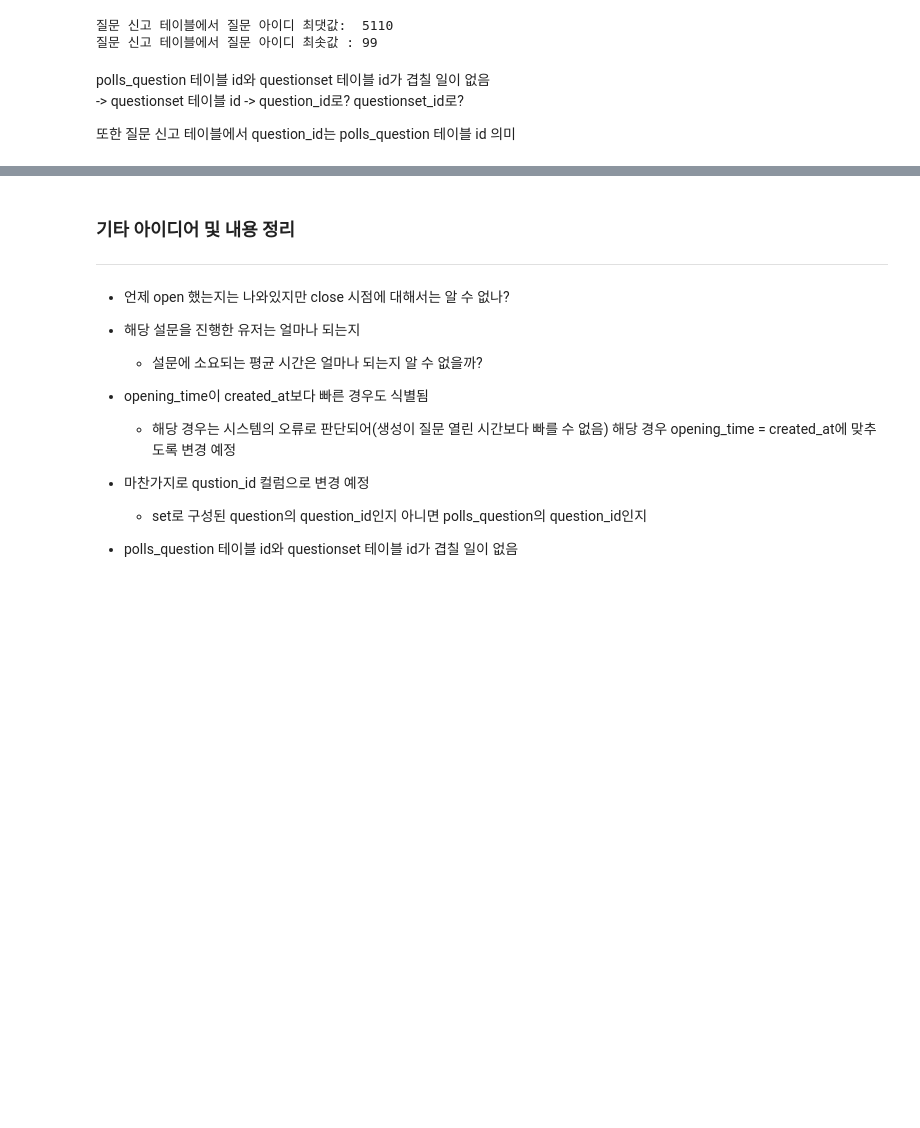
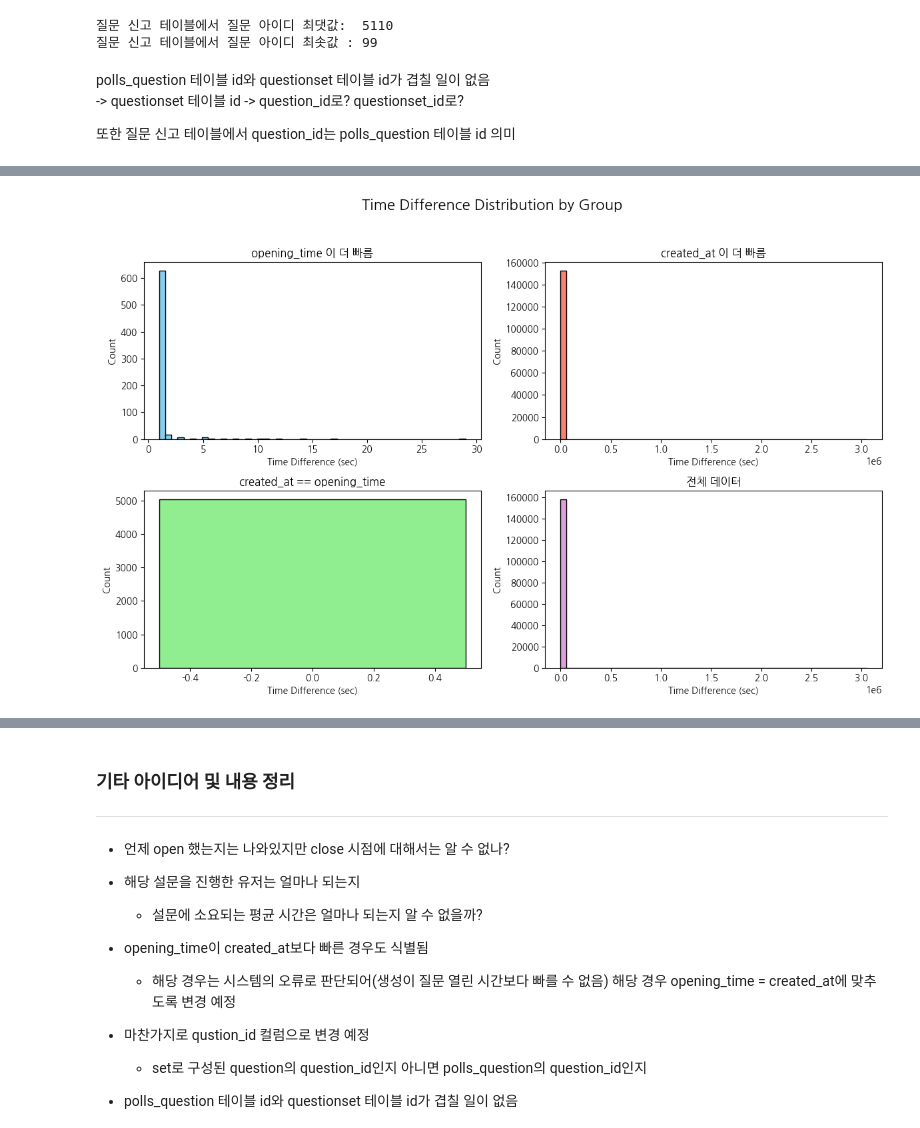
Before and after one commit to seung127/codeit_project, a Jupyter notebook: codeit-project-docker/사전작업_진행중.ipynb, the cells around one changed output, grey strips where cells are left out. Drawn from its saved outputs; the diff is of its cells as text; code cells hidden in the pictures; blank space fills up the shorter version.

```diff
--- a/codeit-project-docker/사전작업_진행중.ipynb
+++ b/codeit-project-docker/사전작업_진행중.ipynb
@@ -1997,0 +1999,16 @@ polls_question 테이블 id와 questionset 테이블 id가 겹칠 일이 없음
+# %%
+# 복사본 제작
+df_polls_questionset = df_dict["polls_questionset"].copy()
+display(df_polls_questionset.head())
+
+# 구분
+open_is_fast = df_polls_questionset[df_polls_questionset.opening_time < df_polls_questionset.created_at].reset_index(drop=True)
+create_is_fast = df_polls_questionset[df_polls_questionset.created_at < df_polls_questionset.opening_time].reset_index(drop=True)
+same_open_create = df_polls_questionset[df_polls_questionset.created_at == df_polls_questionset.opening_time].reset_index(drop=True)
+
+# opening_time와 created_at의 차이
+print(f'''
+opening_time이 더 빠른 경우 : {open_is_fast.shape[0]} 으로 {open_is_fast.shape[0]/df_polls_questionset.shape[0]* 100:.2f}%
+created_at이 더 빠른 경우 : {create_is_fast.shape[0]} 으로 {create_is_fast.shape[0]/df_polls_questionset.shape[0] * 100:.2f}%
+opening_time과 created_at이 같은 경우 : {same_open_create.shape[0]} 으로 {same_open_create.shape[0]/df_polls_questionset.shape[0] *100 :.2f}%
+''')
@@ -1997,0 +2073,39 @@ polls_question 테이블 id와 questionset 테이블 id가 겹칠 일이 없음
+# %%
+# timedelta → 초 단위로 변환
+open_is_fast_seconds = open_is_fast["time_diff"].dt.total_seconds()
+create_is_fast_seconds = create_is_fast["time_diff"].dt.total_seconds()
+same_open_create_seconds = same_open_create["time_diff"].dt.total_seconds()
+all_data_seconds = df_polls_questionset["time_diff"].dt.total_seconds()
+
+# 시각화
+fig, axes = plt.subplots(2, 2, figsize=(12, 8))
+fig.suptitle('Time Difference Distribution by Group', fontsize=16)
+
+# 1. open_is_fast
+axes[0, 0].hist(open_is_fast_seconds, bins=50, color='skyblue', edgecolor='black')
+axes[0, 0].set_title("opening_time 이 더 빠름")
+axes[0, 0].set_xlabel("Time Difference (sec)")
+axes[0, 0].set_ylabel("Count")
+
+# 2. create_is_fast
+axes[0, 1].hist(create_is_fast_seconds, bins=50, color='salmon', edgecolor='black')
+axes[0, 1].set_title("created_at 이 더 빠름")
+axes[0, 1].set_xlabel("Time Difference (sec)")
+axes[0, 1].set_ylabel("Count")
+
+# 3. same_open_create
+axes[1, 0].hist(same_open_create_seconds, bins=1, color='lightgreen', edgecolor='black')
+axes[1, 0].set_title("created_at == opening_time")
+axes[1, 0].set_xlabel("Time Difference (sec)")
+axes[1, 0].set_ylabel("Count")
+
+# 4. 전체 데이터
+axes[1, 1].hist(all_data_seconds, bins=50, color='plum', edgecolor='black')
+axes[1, 1].set_title("전체 데이터")
+axes[1, 1].set_xlabel("Time Difference (sec)")
+axes[1, 1].set_ylabel("Count")
+
+plt.tight_layout(rect=[0, 0.03, 1, 0.95])
+plt.show()
+# %% [output]
+[figure, added]
```
Also changed, not shown: parts of 19 cells of this notebook.
